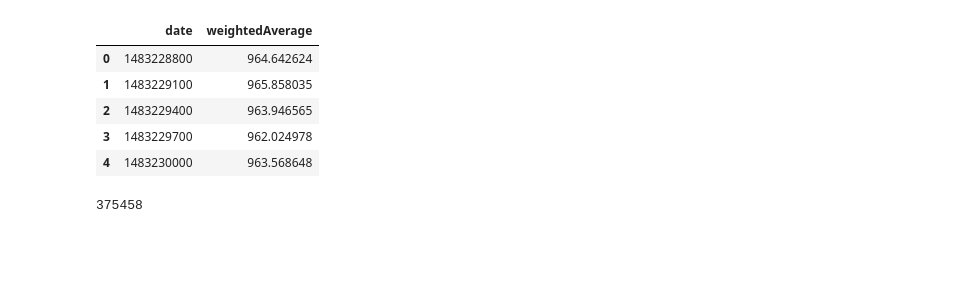
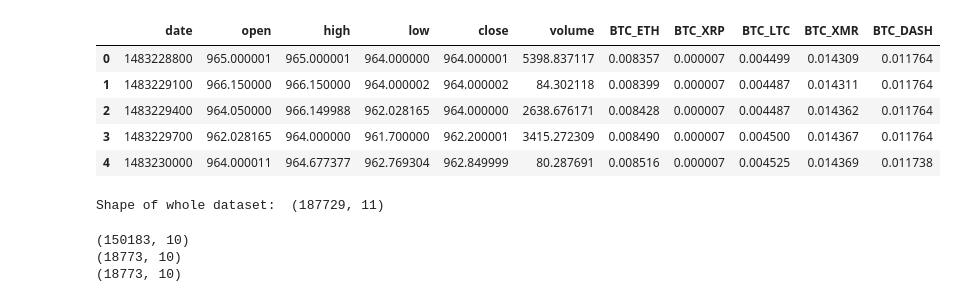
Before and after one commit to bana513/DeepLearningHomework, a Jupyter notebook: Learning.ipynb, the cells around one changed output. Saved outputs shown, nothing was run; the diff lists cells and outputs as text; code cells hidden in the pictures; blank space fills up the shorter version.

```diff
--- a/Learning.ipynb
+++ b/Learning.ipynb
@@ -11,25 +50,22 @@ print(data[0])
 # %%
 import csv
 import numpy as np
 import pandas as pd
 
-df = pd.DataFrame(data=data, columns=['date', 'weightedAverage'])
-
-df = df.fillna(method='ffill')
-df.to_csv("poloniex_usdt_btc_20170101_weightedAverage_300.csv", sep=";", index=False)
+df = pd.read_csv("poloniex_usdt_btc_20170101_many_coins_300.csv", sep=";", index_col=None)
 
 df.head()
 # %% [output]
-|  | date | weightedAverage |
-| 0 | 1483228800 | 964.642624 |
-| 1 | 1483229100 | 965.858035 |
-| 2 | 1483229400 | 963.946565 |
-| 3 | 1483229700 | 962.024978 |
-| 4 | 1483230000 | 963.568648 |
+|  | date | open | high | low | close | volume | BTC_ETH | BTC_XRP | BTC_LTC | BTC_XMR | BTC_DASH |
+| 0 | 1483228800 | 965.000001 | 965.000001 | 964.000000 | 964.000001 | 5398.837117 | 0.008357 | 0.000007 | 0.004499 | 0.014309 | 0.011764 |
+| 1 | 1483229100 | 966.150000 | 966.150000 | 964.000002 | 964.000002 | 84.302118 | 0.008399 | 0.000007 | 0.004487 | 0.014311 | 0.011764 |
+| 2 | 1483229400 | 964.050000 | 966.149988 | 962.028165 | 964.000000 | 2638.676171 | 0.008428 | 0.000007 | 0.004487 | 0.014362 | 0.011764 |
+| 3 | 1483229700 | 962.028165 | 964.000000 | 961.700000 | 962.200001 | 3415.272309 | 0.008490 | 0.000007 | 0.004500 | 0.014367 | 0.011764 |
+| 4 | 1483230000 | 964.000011 | 964.677377 | 962.769304 | 962.849999 | 80.287691 | 0.008516 | 0.000007 | 0.004525 | 0.014369 | 0.011738 |
-# %%
-print(df.size)
-# %% [output]
-375458
+# %%
+print("Shape of whole dataset: ", df.shape)
+# %% [output]
+Shape of whole dataset:  (187729, 11)
 # %%
 # Turn dataframe into a numpy floating point array
 df_values = df.values
@@ -38,10 +74,18 @@ dataset = df_values[:, 1].astype("float")
 # %%
-# Split the dataset into training (70%), cross validation (20%) and test (10%) set
+# Split the dataset into training (80%), cross validation (10%) and test (10%) set
 samples_num = dataset.shape[0]
 
-valid_split = 0.2
+valid_split = 0.1
 test_split = 0.1
 
-dataset_train = dataset[0:int(samples_num * (1 - valid_split - test_split))]
-dataset_valid = dataset[int(samples_num * (1 - valid_split - test_split)):int(samples_num * (1 - test_split))]
-dataset_test = dataset[int(samples_num * (1 - test_split)):]
+dataset_train = dataset[0:int(samples_num * (1-valid_split-test_split))]
+dataset_valid = dataset[int(samples_num * (1-valid_split-test_split)):int(samples_num * (1-test_split))]
+dataset_test = dataset[int(samples_num * (1-test_split)):samples_num]
+
+print(dataset_train.shape)
+print(dataset_valid.shape)
+print(dataset_test.shape)
+# %% [output]
+(150183, 10)
+(18773, 10)
+(18773, 10)
```
Also changed, not shown: parts of 30 cells of this notebook, 7 other files.
